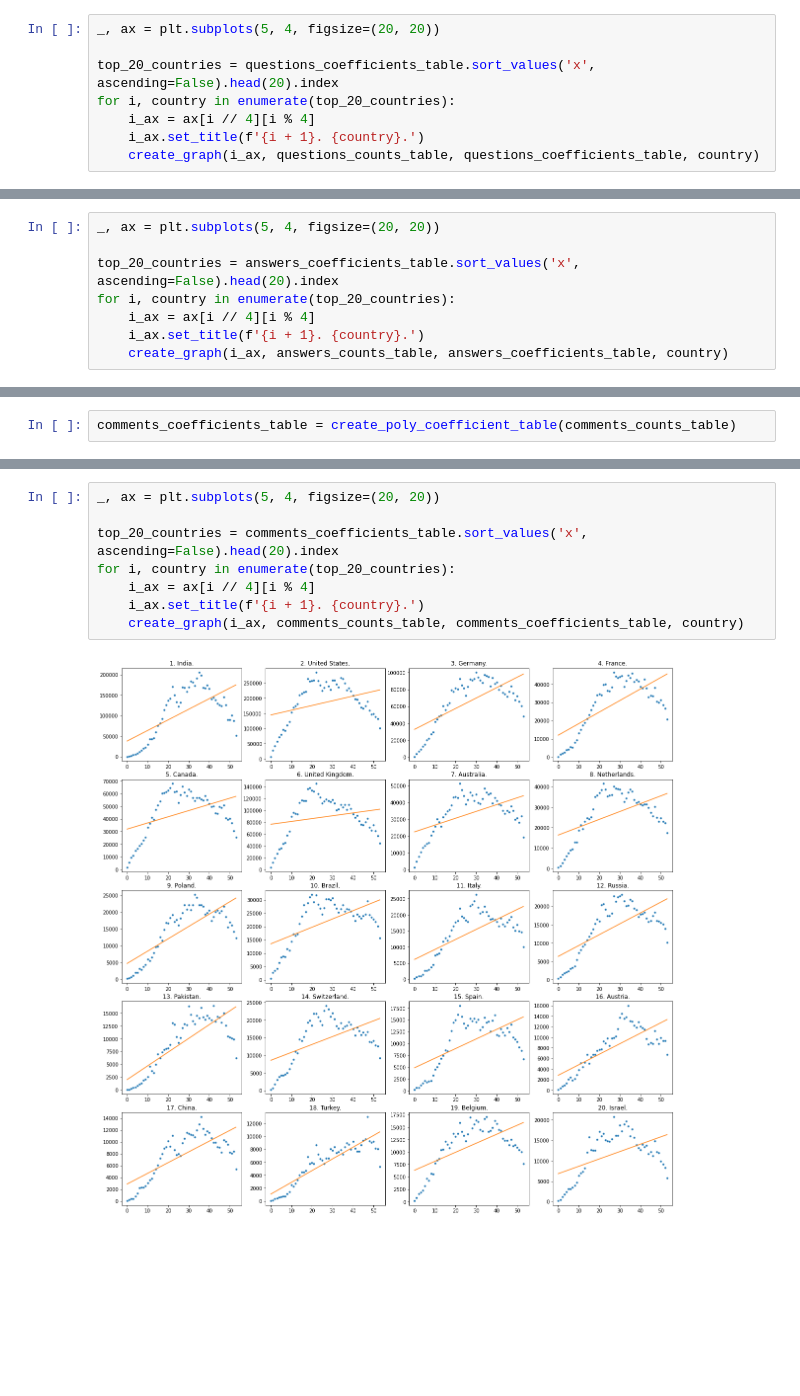
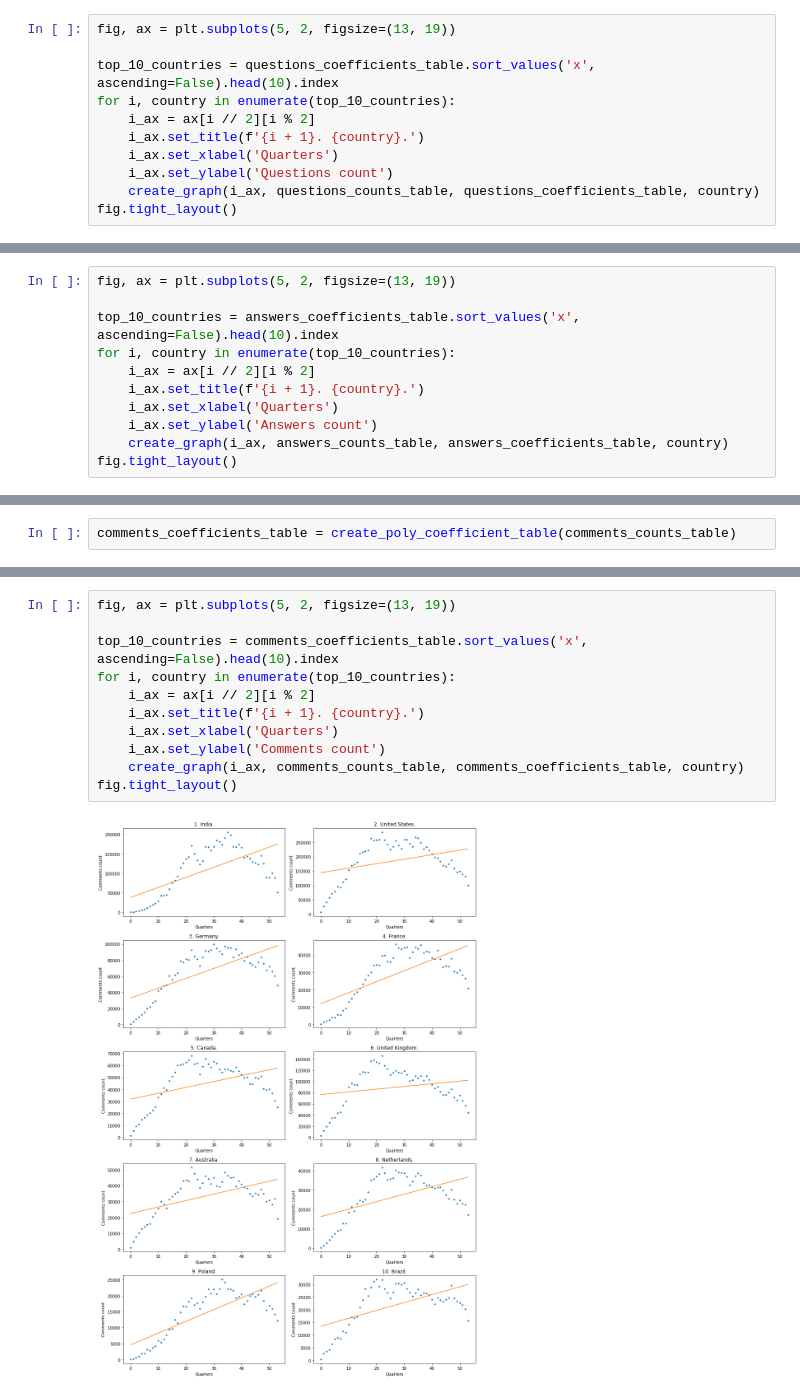
Before and after one commit to Laiser399/10s-BigDataEntrance, a Jupyter notebook: PythonScripts/util/regression/main.ipynb, the cells around one changed output, grey strips where cells are left out. Drawn from its saved outputs; the diff is of its cells as text; blank space fills up the shorter version.

```diff
--- a/PythonScripts/util/regression/main.ipynb
+++ b/PythonScripts/util/regression/main.ipynb
@@ -83,9 +77,12 @@ questions_coefficients_table.sort_values('x', ascending=False).head(20)
 # %%
-_, ax = plt.subplots(5, 4, figsize=(20, 20))
+fig, ax = plt.subplots(5, 2, figsize=(13, 19))
 
-top_20_countries = questions_coefficients_table.sort_values('x', ascending=False).head(20).index
-for i, country in enumerate(top_20_countries):
-    i_ax = ax[i // 4][i % 4]
+top_10_countries = questions_coefficients_table.sort_values('x', ascending=False).head(10).index
+for i, country in enumerate(top_10_countries):
+    i_ax = ax[i // 2][i % 2]
     i_ax.set_title(f'{i + 1}. {country}.')
+    i_ax.set_xlabel('Quarters')
+    i_ax.set_ylabel('Questions count')
     create_graph(i_ax, questions_counts_table, questions_coefficients_table, country)
+fig.tight_layout()
 # %% [output]
@@ -119,9 +110,12 @@ answers_coefficients_table.sort_values('x', ascending=False).head(20)
 # %%
-_, ax = plt.subplots(5, 4, figsize=(20, 20))
+fig, ax = plt.subplots(5, 2, figsize=(13, 19))
 
-top_20_countries = answers_coefficients_table.sort_values('x', ascending=False).head(20).index
-for i, country in enumerate(top_20_countries):
-    i_ax = ax[i // 4][i % 4]
+top_10_countries = answers_coefficients_table.sort_values('x', ascending=False).head(10).index
+for i, country in enumerate(top_10_countries):
+    i_ax = ax[i // 2][i % 2]
     i_ax.set_title(f'{i + 1}. {country}.')
+    i_ax.set_xlabel('Quarters')
+    i_ax.set_ylabel('Answers count')
     create_graph(i_ax, answers_counts_table, answers_coefficients_table, country)
+fig.tight_layout()
 # %% [output]
@@ -155,10 +143,13 @@ comments_coefficients_table.sort_values('x', ascending=False).head(20)
 # %%
-_, ax = plt.subplots(5, 4, figsize=(20, 20))
+fig, ax = plt.subplots(5, 2, figsize=(13, 19))
 
-top_20_countries = comments_coefficients_table.sort_values('x', ascending=False).head(20).index
-for i, country in enumerate(top_20_countries):
-    i_ax = ax[i // 4][i % 4]
+top_10_countries = comments_coefficients_table.sort_values('x', ascending=False).head(10).index
+for i, country in enumerate(top_10_countries):
+    i_ax = ax[i // 2][i % 2]
     i_ax.set_title(f'{i + 1}. {country}.')
+    i_ax.set_xlabel('Quarters')
+    i_ax.set_ylabel('Comments count')
     create_graph(i_ax, comments_counts_table, comments_coefficients_table, country)
+fig.tight_layout()
 # %% [output]
-[figure, old version]
+[figure, new version]
```
Also changed, not shown: parts of 6 cells of this notebook.
